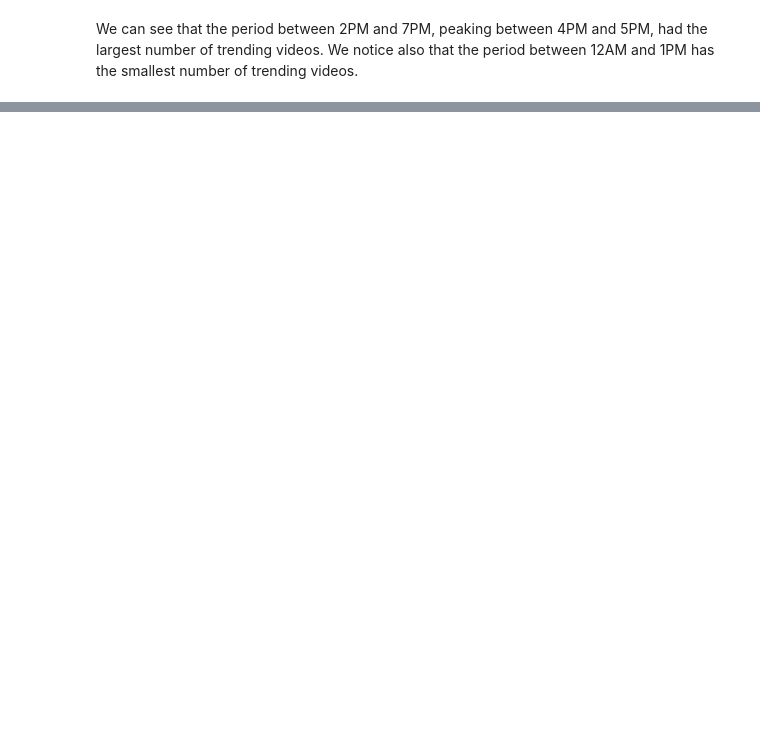
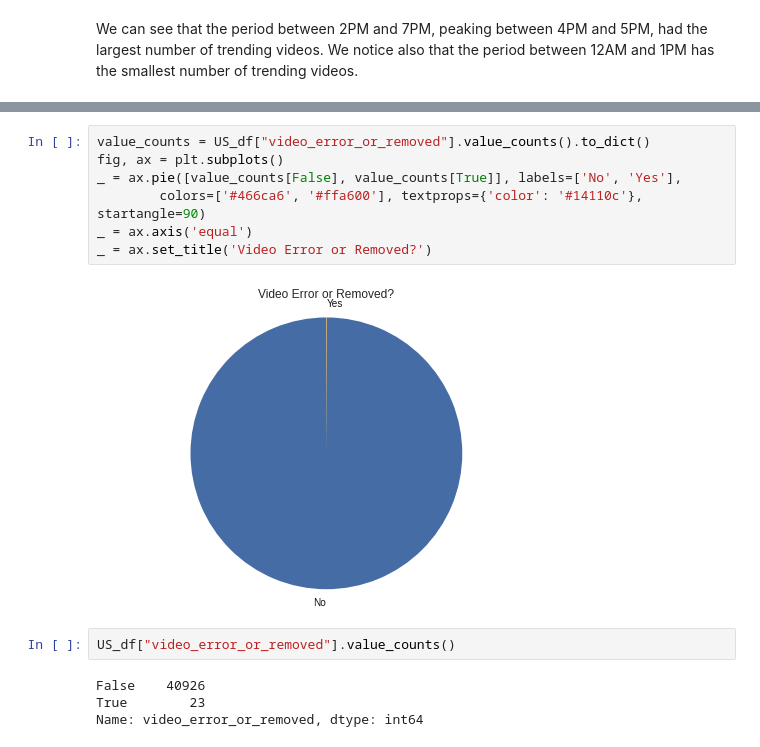
Before and after one commit to KieuSonTung/Data_Preparation, a Jupyter notebook: Youtube_Trending_Data.ipynb, the cells around one changed output, grey strips where cells are left out. Cells and saved outputs as stored; diff of their text form; blank space fills up the shorter version.

```diff
--- a/Youtube_Trending_Data.ipynb
+++ b/Youtube_Trending_Data.ipynb
@@ -522,0 +535,15 @@ We can see that the period between 2PM and 7PM, peaking between 4PM and 5PM, had
+# %%
+value_counts = US_df["video_error_or_removed"].value_counts().to_dict()
+fig, ax = plt.subplots()
+_ = ax.pie([value_counts[False], value_counts[True]], labels=['No', 'Yes'],
+        colors=['#466ca6', '#ffa600'], textprops={'color': '#14110c'}, startangle=90)
+_ = ax.axis('equal')
+_ = ax.set_title('Video Error or Removed?')
+# %% [output]
+[figure, added]
+# %%
+US_df["video_error_or_removed"].value_counts()
+# %% [output]
+False    40926
+True        23
+Name: video_error_or_removed, dtype: int64
```
Also changed, not shown: parts of 40 cells of this notebook.
